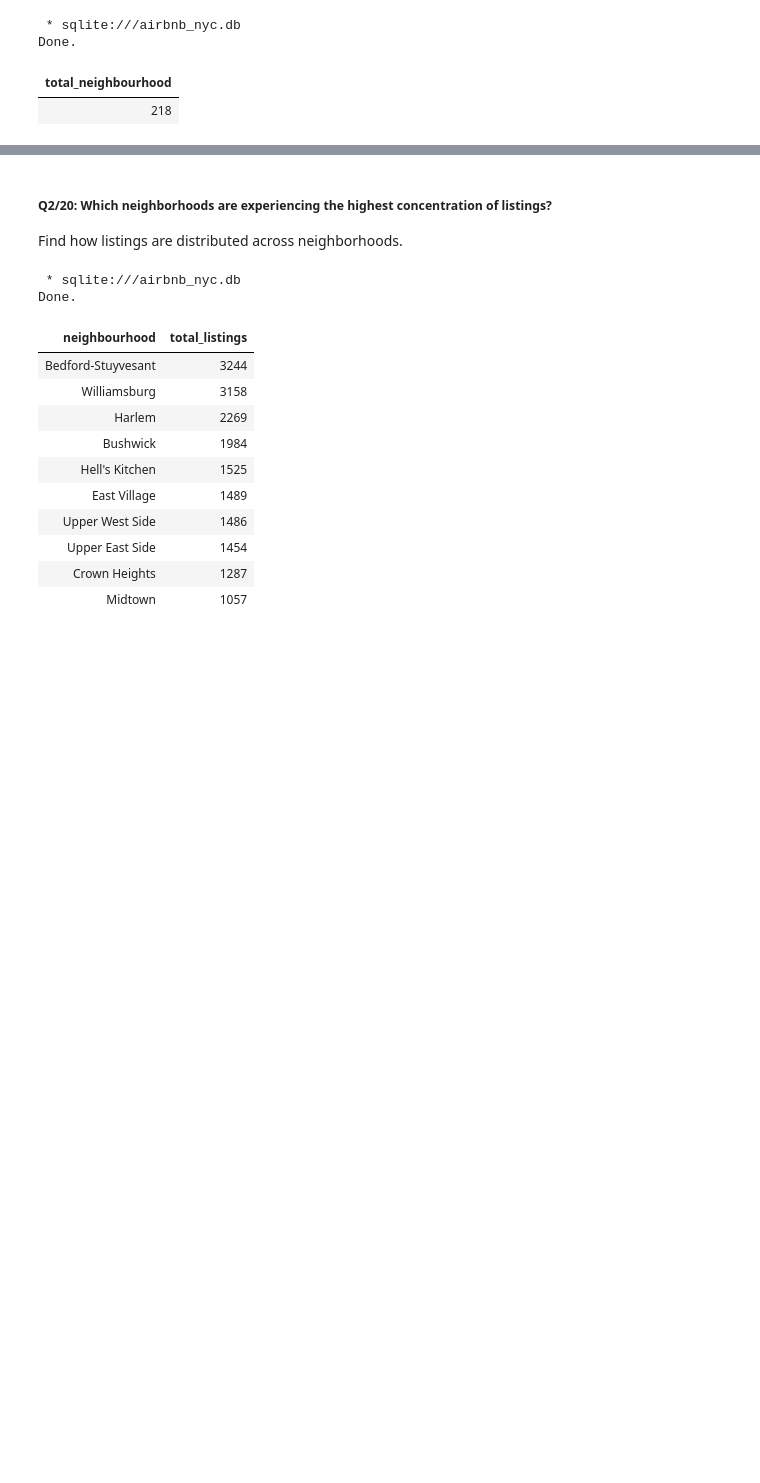
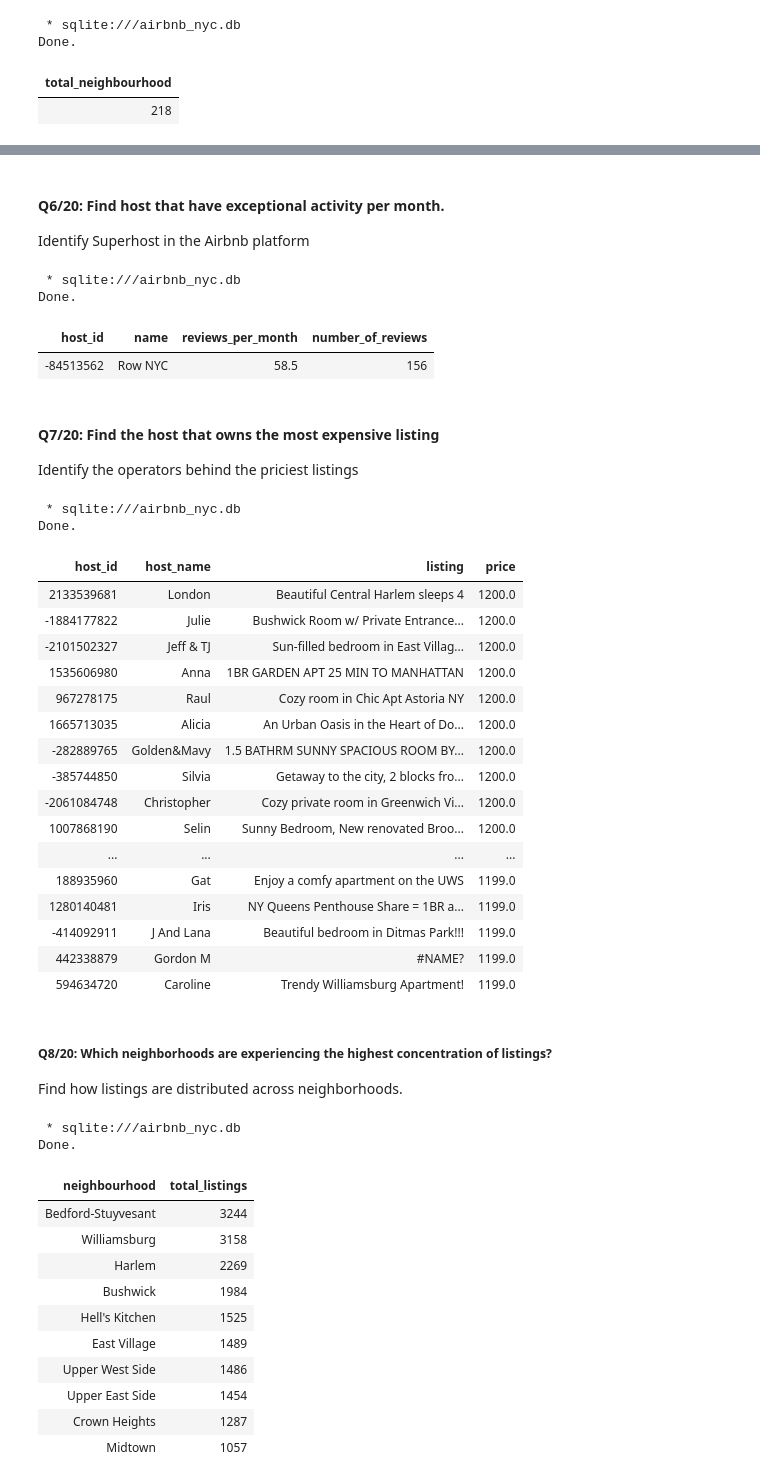
Before and after one commit to HopeMohola/Predict, a Jupyter notebook: Predict Model Solution.ipynb, the cells around one changed output, grey strips where cells are left out. Cells and saved outputs as stored; diff of their text form; code cells hidden in the pictures; blank space fills up the shorter version.

```diff
--- a/Predict Model Solution.ipynb
+++ b/Predict Model Solution.ipynb
@@ -169,5 +320,51 @@ Done.
+# %% [markdown]
+#### Q6/20: Find host that have exceptional activity per month.
+Identify Superhost in the Airbnb platform
+# %%
+%%sql
+
+SELECT host_id, h.name, l.reviews_per_month, l.number_of_reviews
+FROM listings l
+JOIN hosts h ON l.host_id =h.id
+WHERE reviews_per_month >= 50 ;
+# %% [output]
+ * sqlite:///airbnb_nyc.db
+Done.
+| host_id | name | reviews_per_month | number_of_reviews |
+| -84513562 | Row NYC | 58.5 | 156 |
+# %% [markdown]
+#### Q7/20: Find the host that owns the most expensive listing
+Identify the operators behind the priciest listings
+# %%
+%%sql
+
+SELECT host_id, h.name AS host_name, l.name AS listing, price
+FROM listings l
+JOIN hosts h ON l.host_id =h.id
+ORDER BY price DESC
+LIMIT 30;
+# %% [output]
+ * sqlite:///airbnb_nyc.db
+Done.
+| host_id | host_name | listing | price |
+| 2133539681 | London | Beautiful Central Harlem sleeps 4 | 1200.0 |
+| -1884177822 | Julie | Bushwick Room w/ Private Entrance... | 1200.0 |
+| -2101502327 | Jeff & TJ | Sun-filled bedroom in East Villag... | 1200.0 |
+| 1535606980 | Anna | 1BR GARDEN APT 25 MIN TO MANHATTAN | 1200.0 |
+| 967278175 | Raul | Cozy room in Chic Apt Astoria NY | 1200.0 |
+| 1665713035 | Alicia | An Urban Oasis in the Heart of Do... | 1200.0 |
+| -282889765 | Golden&Mavy | 1.5 BATHRM SUNNY SPACIOUS ROOM BY... | 1200.0 |
+| -385744850 | Silvia | Getaway to the city, 2 blocks fro... | 1200.0 |
+| -2061084748 | Christopher | Cozy private room in Greenwich Vi... | 1200.0 |
+| 1007868190 | Selin | Sunny Bedroom, New renovated Broo... | 1200.0 |
+| ... | ... | ... | ... |
+| 188935960 | Gat | Enjoy a comfy apartment on the UWS | 1199.0 |
+| 1280140481 | Iris | NY Queens Penthouse Share = 1BR a... | 1199.0 |
+| -414092911 | J And Lana | Beautiful bedroom in Ditmas Park!!! | 1199.0 |
+| 442338879 | Gordon M | #NAME? | 1199.0 |
+| 594634720 | Caroline | Trendy Williamsburg Apartment! | 1199.0 |
 # %% [markdown]
-##### Q2/20: Which neighborhoods are experiencing the highest concentration of listings?
+##### Q8/20: Which neighborhoods are experiencing the highest concentration of listings?
 
 Find how listings are distributed across neighborhoods.
 # %%
```
Also changed, not shown: parts of 17 cells of this notebook.
